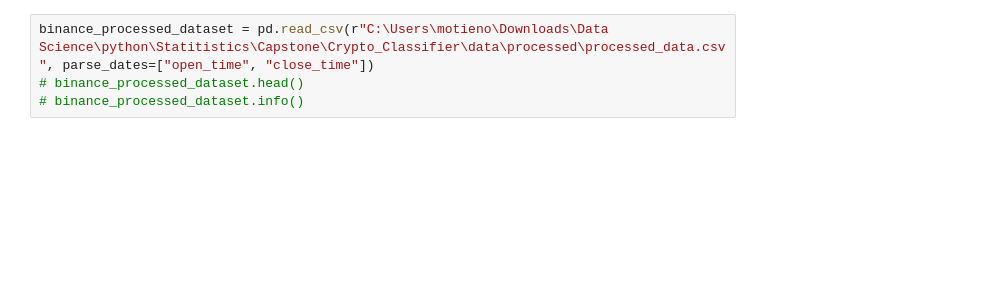
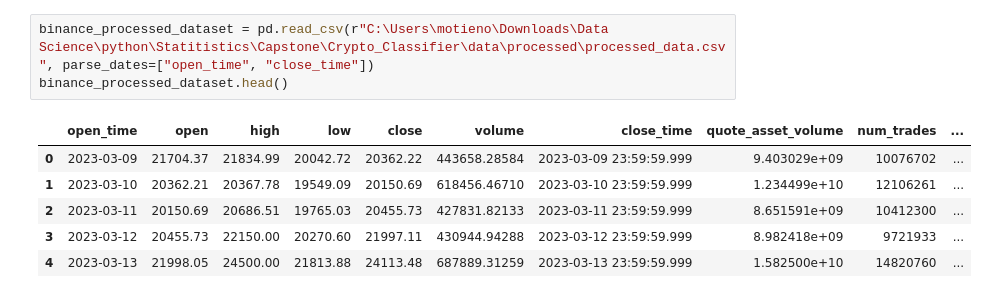
Before and after one commit to otienomike295/Crypto_Classifier, a Jupyter notebook: notebooks/01_fetch_data.ipynb, the cells around one changed output. Drawn from its saved outputs; the diff is of its cells as text; blank space fills up the shorter version.

```diff
--- a/notebooks/01_fetch_data.ipynb
+++ b/notebooks/01_fetch_data.ipynb
@@ -32,4 +36,10 @@ memory usage: 93.9 KB
 # %%
 binance_processed_dataset = pd.read_csv(r"C:\Users\motieno\Downloads\Data Science\python\Statitistics\Capstone\Crypto_Classifier\data\processed\processed_data.csv", parse_dates=["open_time", "close_time"])
-# binance_processed_dataset.head()
-# binance_processed_dataset.info()
+binance_processed_dataset.head()
+# %% [output]
+|  | open_time | open | high | low | close | volume | close_time | quote_asset_volume | num_trades | ... |
+| 0 | 2023-03-09 | 21704.37 | 21834.99 | 20042.72 | 20362.22 | 443658.28584 | 2023-03-09 23:59:59.999 | 9.403029e+09 | 10076702 | ... |
+| 1 | 2023-03-10 | 20362.21 | 20367.78 | 19549.09 | 20150.69 | 618456.46710 | 2023-03-10 23:59:59.999 | 1.234499e+10 | 12106261 | ... |
+| 2 | 2023-03-11 | 20150.69 | 20686.51 | 19765.03 | 20455.73 | 427831.82133 | 2023-03-11 23:59:59.999 | 8.651591e+09 | 10412300 | ... |
+| 3 | 2023-03-12 | 20455.73 | 22150.00 | 20270.60 | 21997.11 | 430944.94288 | 2023-03-12 23:59:59.999 | 8.982418e+09 | 9721933 | ... |
+| 4 | 2023-03-13 | 21998.05 | 24500.00 | 21813.88 | 24113.48 | 687889.31259 | 2023-03-13 23:59:59.999 | 1.582500e+10 | 14820760 | ... |
```
Also changed, not shown: parts of 5 cells of this notebook, 32 other files.
